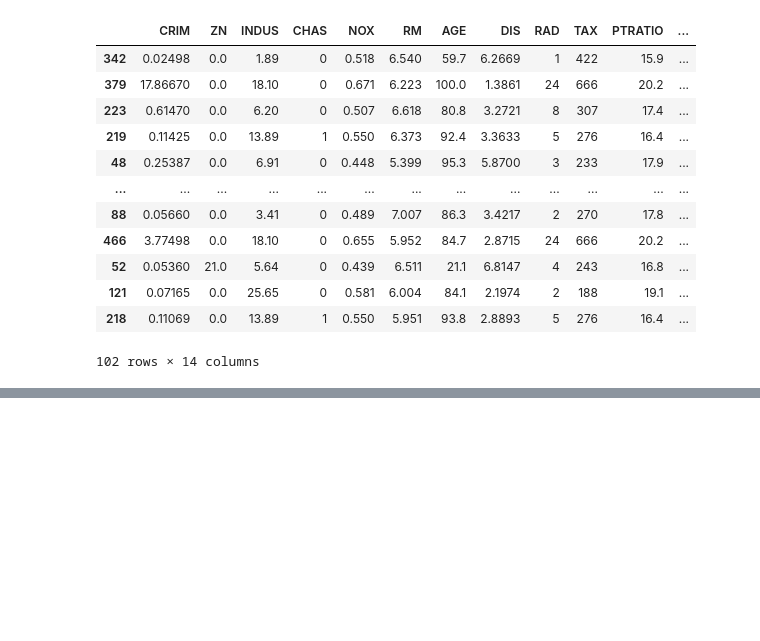
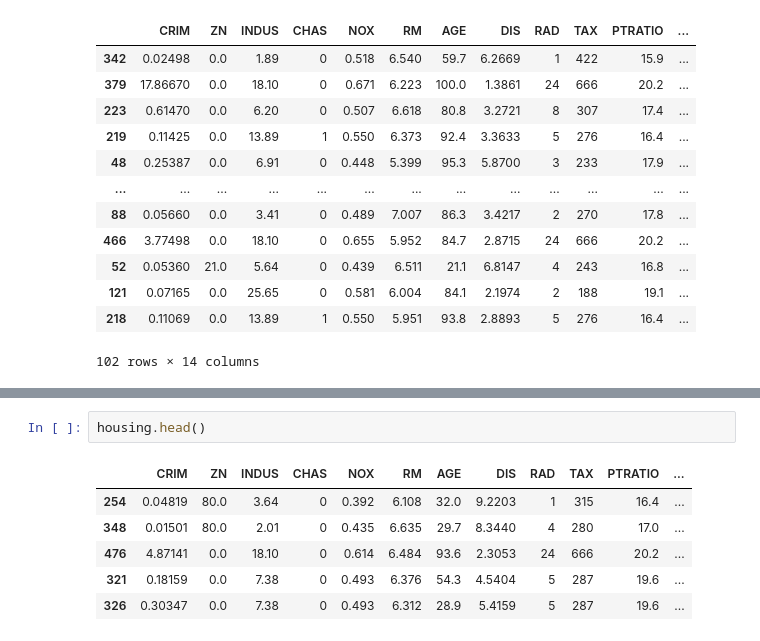
Before and after one commit to alokdeka/ML, a Jupyter notebook: Real Estate.ipynb, the cells around one changed output, grey strips where cells are left out. Drawn from its saved outputs; the diff is of its cells as text; blank space fills up the shorter version.

```diff
--- a/Real Estate.ipynb
+++ b/Real Estate.ipynb
@@ -102,0 +176,9 @@ strat_test_set
+# %%
+housing.head()
+# %% [output]
+|  | CRIM | ZN | INDUS | CHAS | NOX | RM | AGE | DIS | RAD | TAX | PTRATIO | ... |
+| 254 | 0.04819 | 80.0 | 3.64 | 0 | 0.392 | 6.108 | 32.0 | 9.2203 | 1 | 315 | 16.4 | ... |
+| 348 | 0.01501 | 80.0 | 2.01 | 0 | 0.435 | 6.635 | 29.7 | 8.3440 | 4 | 280 | 17.0 | ... |
+| 476 | 4.87141 | 0.0 | 18.10 | 0 | 0.614 | 6.484 | 93.6 | 2.3053 | 24 | 666 | 20.2 | ... |
+| 321 | 0.18159 | 0.0 | 7.38 | 0 | 0.493 | 6.376 | 54.3 | 4.5404 | 5 | 287 | 19.6 | ... |
+| 326 | 0.30347 | 0.0 | 7.38 | 0 | 0.493 | 6.312 | 28.9 | 5.4159 | 5 | 287 | 19.6 | ... |
```
Also changed, not shown: parts of 43 cells of this notebook, 3 other files.
